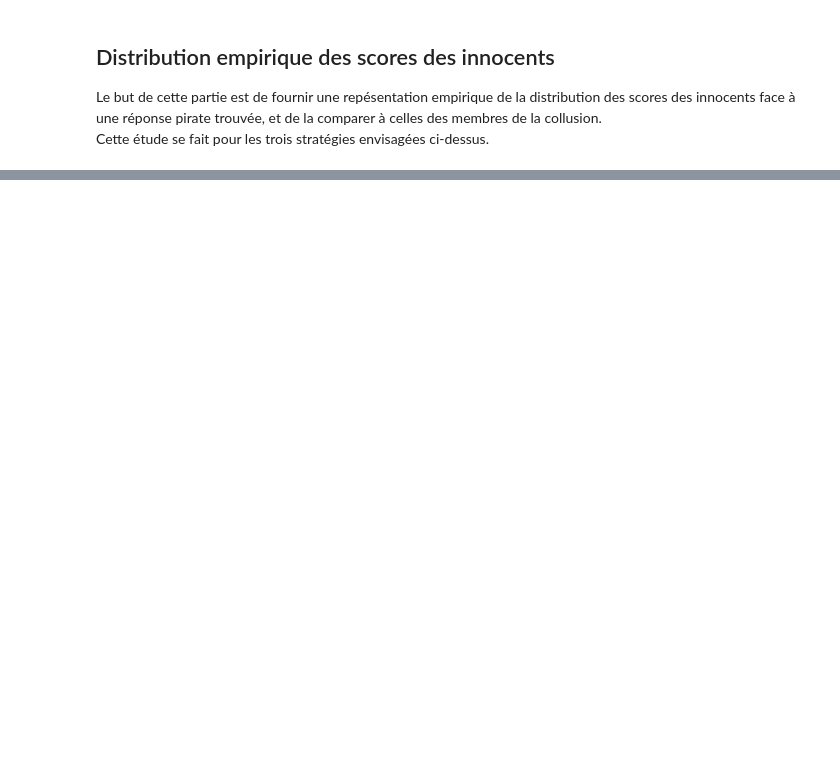
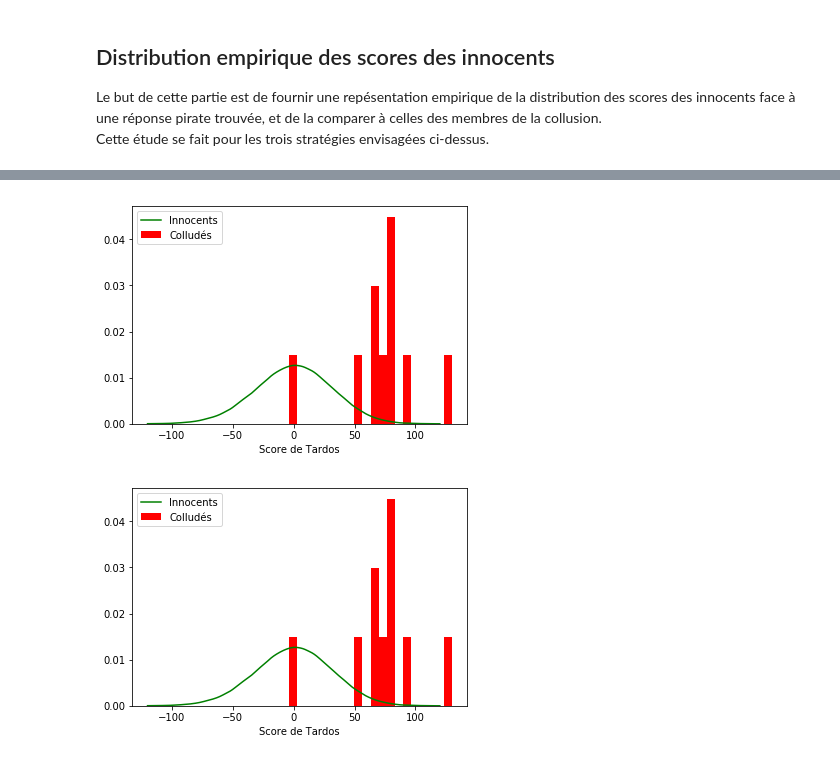
Before and after one commit to augustin9080/MAP512, a Jupyter notebook: MAP512_Laruelle_Freitas.ipynb, the cells around one changed output, grey strips where cells are left out. Drawn from its saved outputs; the diff is of its cells as text; code cells hidden in the pictures; blank space fills up the shorter version.

```diff
--- a/MAP512_Laruelle_Freitas.ipynb
+++ b/MAP512_Laruelle_Freitas.ipynb
@@ -99,0 +167,6 @@ Cette étude se fait pour les trois stratégies envisagées ci-dessus.
+# %%
+si,sc = calcul_scores(X,p,c,entrelacement)
+affichage(si,sc)
+# %% [output]
+[figure, added]
+[figure, added]
```
Also changed, not shown: parts of 8 cells of this notebook.
